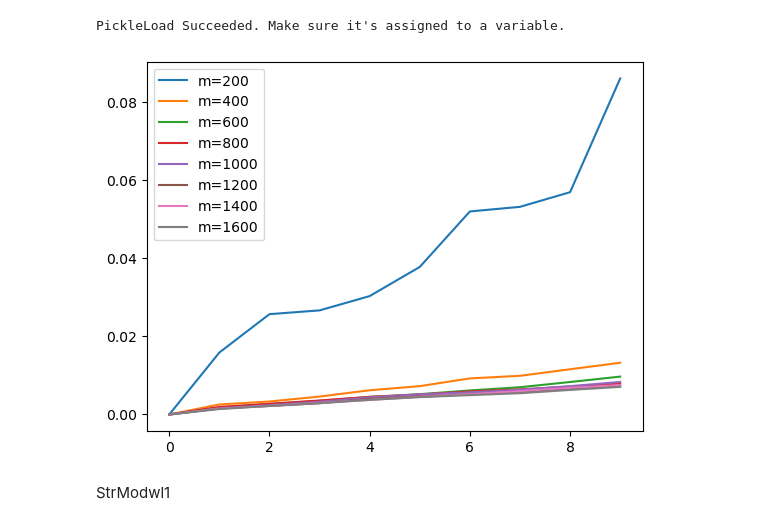
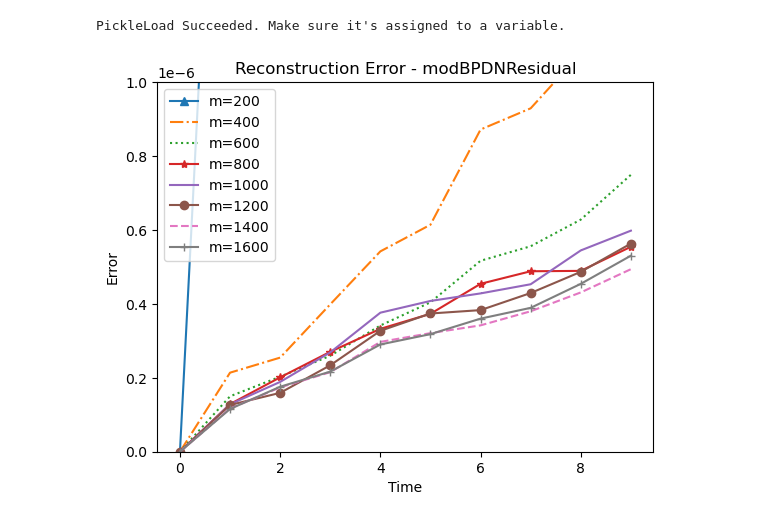
Before and after one commit to LIU-Xnd/CompressiveSensing, a Jupyter notebook: Thread2.ipynb, the cells around one changed output. Drawn from its saved outputs; the diff is of its cells as text; code cells hidden in the pictures.

Commit message:
regModBPDN finished. lamb=0.01 still too large.

```diff
--- a/Thread2.ipynb
+++ b/Thread2.ipynb
@@ -515,11 +515,16 @@ PickleLoad Succeeded. Make sure it's assigned to a variable.
 
 errs = []
 for m in range(len(sampMats)):
-    errs.append(np.sum(np.abs(XTS_m_dynamicRegModBPDN[m] - STS),0))
+    errs.append(np.sum((XTS_m_dynamicRegModBPDN[m] - STS)**2,0))
+
+styles = ['^-','-.',':','*-',',-','-o','--','+-']
 
 numMeasurements = np.arange(200,1601,200)
 for m in range(len(numMeasurements)):
-    plt.plot(np.arange(0,10),errs[m],label='m='+str(numMeasurements[m]))
+    plt.plot(np.arange(0,10),errs[m],styles[m],label='m='+str(numMeasurements[m]))
+plt.xlabel('Time')
+plt.ylabel('Error')
+plt.title('Reconstruction Error - dynamicRegModBPDN')
 plt.legend()
 plt.show()
 # %% [output]
@@ -595,15 +582,19 @@ PickleLoad Succeeded. Make sure it's assigned to a variable.
 # %%
 
 errs = []
 for m in range(len(sampMats)):
-    errs.append(np.sum(np.abs(XTS_m_modBPDNResidual[m] - STS),0))
+    errs.append(np.sum((XTS_m_modBPDNResidual[m] - STS)**2,0))
+
+styles = ['^-','-.',':','*-',',-','-o','--','+-']
 
 numMeasurements = np.arange(200,1601,200)
 for m in range(len(numMeasurements)):
-    plt.plot(np.arange(0,10),errs[m],label='m='+str(numMeasurements[m]))
+    plt.plot(np.arange(0,10),errs[m],styles[m],label='m='+str(numMeasurements[m]))
+plt.xlabel('Time')
+plt.ylabel('Error')
+plt.title('Reconstruction Error - modBPDNResidual')
 plt.legend()
+plt.ylim(0,1e-6)
 plt.show()
 # %% [output]
-[figure, old version]
+[figure, new version]
-# %% [markdown]
-StrModwl1
```
Also changed, not shown: parts of 5 cells of this notebook, 1 other file.
